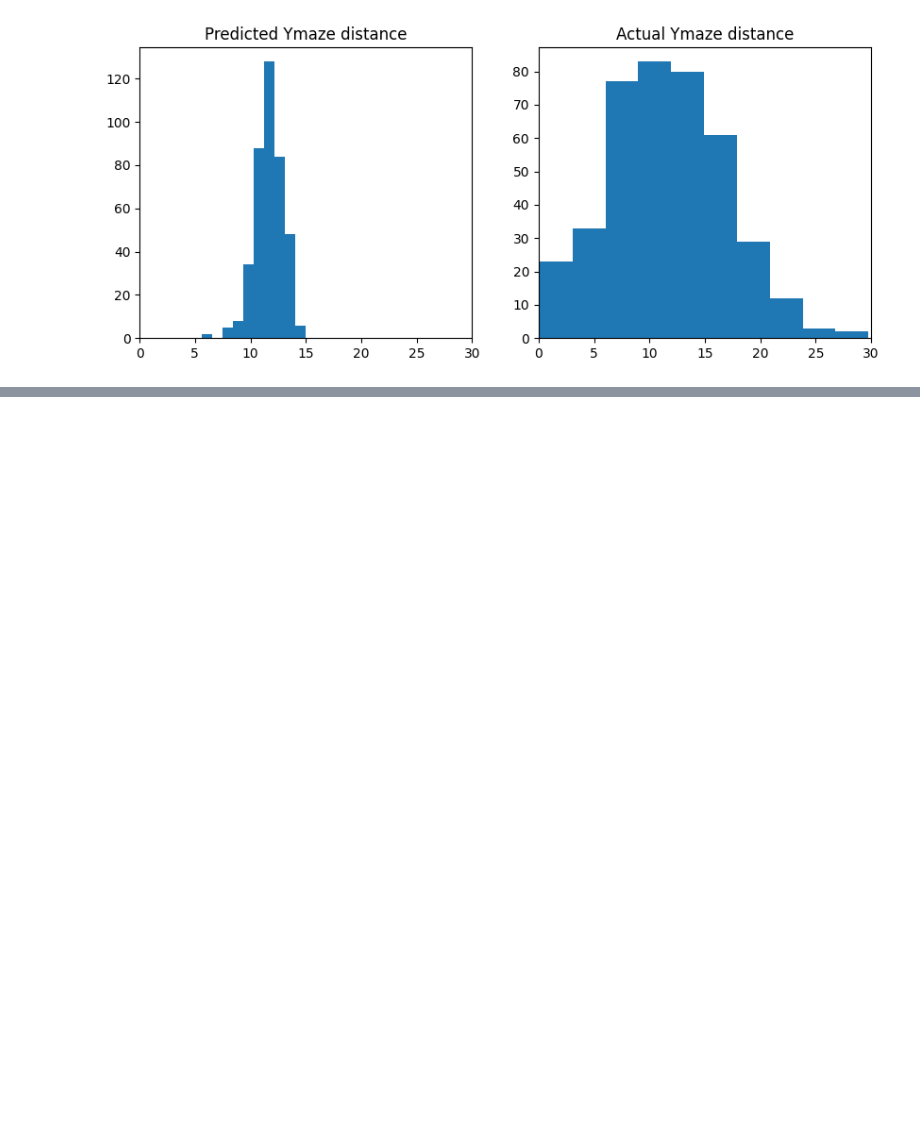
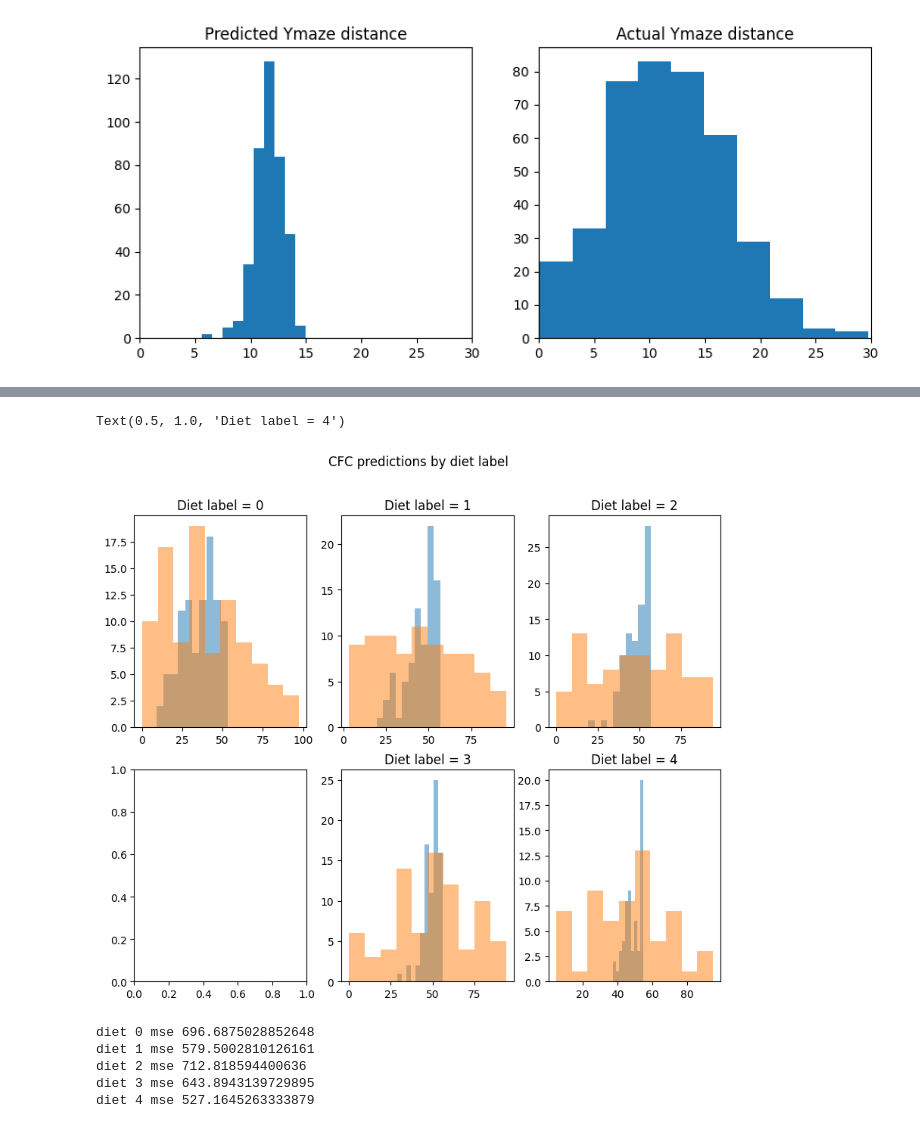
Before and after one commit to draeloslab/mm-vae, a Jupyter notebook: evaluate_mlp_output.ipynb, the cells around one changed output, grey strips where cells are left out. Saved outputs shown, nothing was run; the diff lists cells and outputs as text; code cells hidden in the pictures; blank space fills up the shorter version.

```diff
--- a/evaluate_mlp_output.ipynb
+++ b/evaluate_mlp_output.ipynb
@@ -111,0 +116,3 @@ NameError: name 'plt' is not defined
+# %%
+ymaze_cfc_pred_diet = pd.read_csv('/Users/racheliritani/Desktop/AD Project/mm-vae/results_DIET/VanillaVAE_5dim/mlp/val_cfc_predictions.csv')
+ymaze_cfc_pred_diet
@@ -111,0 +133,21 @@ NameError: name 'plt' is not defined
+# %%
+fig, axs = plt.subplots(2, 3, figsize=(10, 8))
+fig.suptitle('CFC predictions by diet label')
+axs[0, 0].hist(ymaze_cfc_pred_diet.loc[ymaze_cfc_pred_diet['diet'] == 0.0, 'predicted_label'], label='predicted', alpha=0.5)
+axs[0, 0].hist(ymaze_cfc_pred_diet.loc[ymaze_cfc_pred_diet['diet'] == 0.0, 'true_label'], label='true', alpha=0.5)
+axs[0, 0].set_title('Diet label = 0')
+axs[0, 1].hist(ymaze_cfc_pred_diet.loc[ymaze_cfc_pred_diet['diet'] == 1.0, 'predicted_label'], label='predicted', alpha=0.5)
+axs[0, 1].hist(ymaze_cfc_pred_diet.loc[ymaze_cfc_pred_diet['diet'] == 1.0, 'true_label'], label='true', alpha=0.5)
+axs[0, 1].set_title('Diet label = 1')
+axs[0, 2].hist(ymaze_cfc_pred_diet.loc[ymaze_cfc_pred_diet['diet'] == 2.0, 'predicted_label'], label='predicted', alpha=0.5)
+axs[0, 2].hist(ymaze_cfc_pred_diet.loc[ymaze_cfc_pred_diet['diet'] == 2.0, 'true_label'], label='true', alpha=0.5)
+axs[0, 2].set_title('Diet label = 2')
+axs[1, 1].hist(ymaze_cfc_pred_diet.loc[ymaze_cfc_pred_diet['diet'] == 3.0, 'predicted_label'], label='predicted', alpha=0.5)
+axs[1, 1].hist(ymaze_cfc_pred_diet.loc[ymaze_cfc_pred_diet['diet'] == 3.0, 'true_label'], label='true', alpha=0.5)
+axs[1, 1].set_title('Diet label = 3')
+axs[1, 2].hist(ymaze_cfc_pred_diet.loc[ymaze_cfc_pred_diet['diet'] == 4.0, 'predicted_label'], label='predicted', alpha=0.5)
+axs[1, 2].hist(ymaze_cfc_pred_diet.loc[ymaze_cfc_pred_diet['diet'] == 4.0, 'true_label'], label='true', alpha=0.5)
+axs[1, 2].set_title('Diet label = 4')
+# %% [output]
+Text(0.5, 1.0, 'Diet label = 4')
+[figure, added]
@@ -111,0 +160,12 @@ NameError: name 'plt' is not defined
+# %%
+print('diet 0 mse ' + str(diet_0_acc))
+print('diet 1 mse ' + str(diet_1_acc))
+print('diet 2 mse ' + str(diet_2_acc))
+print('diet 3 mse ' + str(diet_3_acc))
+print('diet 4 mse ' + str(diet_4_acc))
+# %% [output]
+diet 0 mse 696.6875028852648
+diet 1 mse 579.5002810126161
+diet 2 mse 712.818594400636
+diet 3 mse 643.8943139729895
+diet 4 mse 527.1645263333879
```
Also changed, not shown: parts of 10 cells of this notebook, 10 other files.
